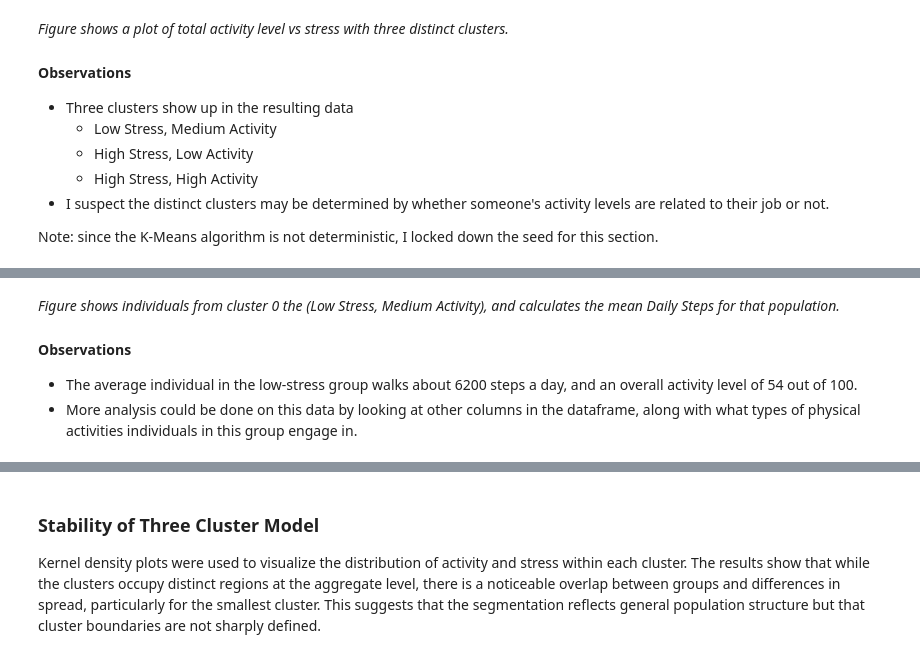
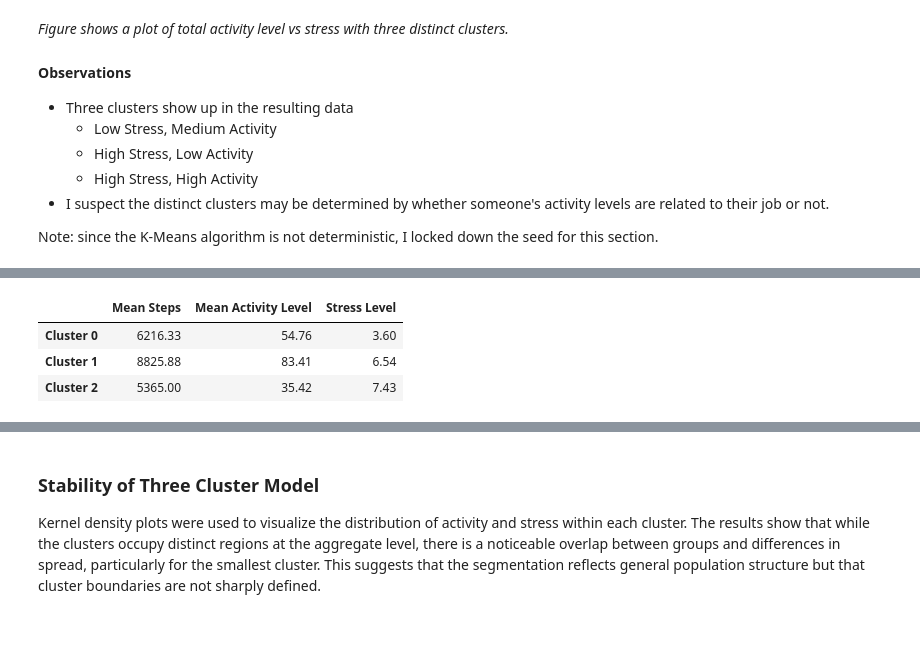
Before and after one commit to DanielLevenstein/stress_vs_physical_activity_data_exploration, a Jupyter notebook: stress-vs-physical-activity-correlation-notebook.ipynb, the cells around one changed output, grey strips where cells are left out. Cells and saved outputs as stored; diff of their text form; code cells hidden in the pictures; blank space fills up the shorter version.

```diff
--- a/stress-vs-physical-activity-correlation-notebook.ipynb
+++ b/stress-vs-physical-activity-correlation-notebook.ipynb
@@ -330,5 +312,14 @@ Mean Low Stress Steps: 6216.3
-# %% [markdown]
-*Figure shows individuals from cluster 0 the (Low Stress, Medium Activity), and calculates the mean Daily Steps for that population.*
-#### Observations
-- The average individual in the low-stress group walks about 6200 steps a day, and an overall activity level of 54 out of 100.
-- More analysis could be done on this data by looking at other columns in the dataframe, along with what types of physical activities individuals in this group engage in.
+# %%
+cluster0 = df_agg[df_agg["Cluster3_Name"] == "Low Stress, Medium Activity"]
+cluster1 = df_agg[df_agg["Cluster3_Name"] == "High Stress, High Activity"]
+cluster2 = df_agg[df_agg["Cluster3_Name"] == "Low Activity, High Stress"]
+cluster_list = [cluster0, cluster1, cluster2]
+df_cluster_agg = pd.DataFrame(columns=["Mean Steps", "Mean Activity Level", "Stress Level"])
+for(cluster, cluster_name) in zip(cluster_list, ["Cluster 0", "Cluster 1", "Cluster 2"]):
+    df_cluster_agg.loc[cluster_name] = [cluster['Daily Steps'].mean(), cluster['Physical Activity Level'].mean(), cluster['Stress Level'].mean()]
+df_cluster_agg.round(2)
+# %% [output]
+|  | Mean Steps | Mean Activity Level | Stress Level |
+| Cluster 0 | 6216.33 | 54.76 | 3.60 |
+| Cluster 1 | 8825.88 | 83.41 | 6.54 |
+| Cluster 2 | 5365.00 | 35.42 | 7.43 |
```
Also changed, not shown: parts of 11 cells of this notebook, 2 other files.
